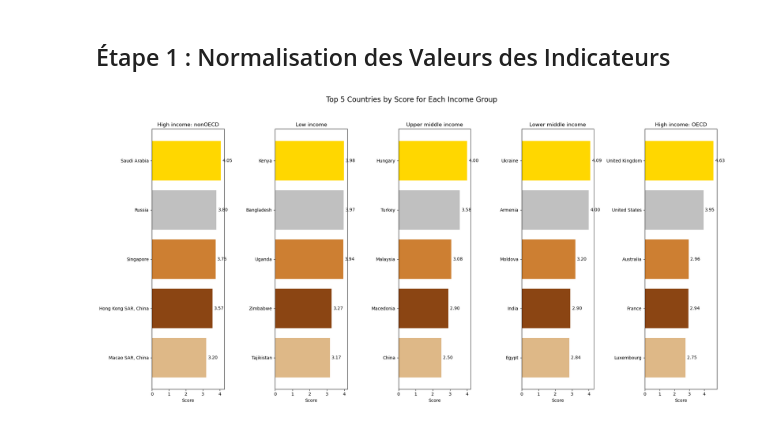
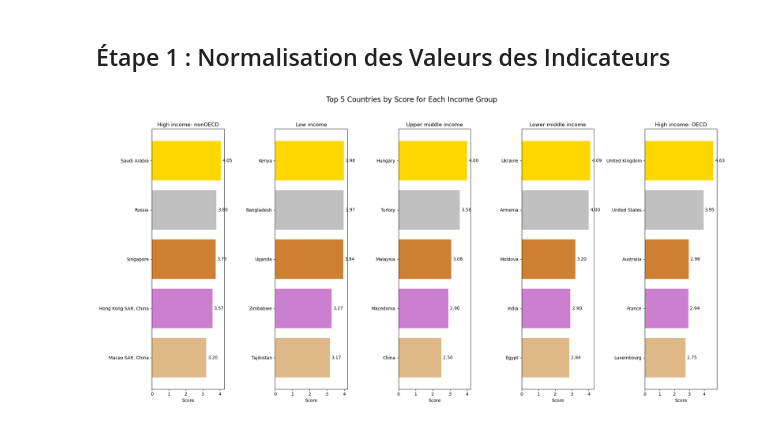
Before and after one commit to Najia-afk/mission2, a Jupyter notebook: Mission2.ipynb, the cells around one changed output. Saved outputs shown, nothing was run; the diff lists cells and outputs as text; code cells hidden in the pictures.

```diff
--- a/Mission2.ipynb
+++ b/Mission2.ipynb
@@ -840,33 +840,33 @@ top_per_income_group = {}
 
 for income_group in income_groups:
     group_data = merged_scores_df[merged_scores_df['Income Group'] == income_group]
     top_per_income_group[income_group] = group_data.nlargest(top_y, 'Score')
 
 # Define colors for the top ranks (reversed order)
-colors = ['#DEB887', '#8B4513', '#CD7F32', '#C0C0C0', '#FFD700']
+colors = ['#DEB887', '#CD7FCF', '#CD7F32', '#C0C0C0', '#FFD700']
 
 # Plotting the enhanced dashboard
 fig, axs = plt.subplots(1, len(income_groups), figsize=(20, 10))
 
 fig.suptitle(f'Top {top_y} Countries by Score for Each Income Group', fontsize=16)
 
 # Top Y countries per income group with styled bar charts
 for i, income_group in enumerate(income_groups):
     group_data = top_per_income_group[income_group]
     group_data = group_data.sort_values(by='Score', ascending=True)
     colors_to_use = colors[-len(group_data):] + ['#A9A9A9'] * (len(group_data) - len(colors[-len(group_data):]))
 
     bars = axs[i].barh(group_data['Short Name'], group_data['Score'], color=colors_to_use)
     axs[i].set_title(f'{income_group}')
     axs[i].set_xlabel('Score')
  # Highest scores at the top
 
     # Add score labels at the end of the bars
     for bar, score in zip(bars, group_data['Score']):
         axs[i].text(bar.get_width() + 0.1, bar.get_y() + bar.get_height()/2, f'{score:.2f}', va='center', ha='left')
 
 plt.tight_layout(rect=[0, 0, 1, 0.95])
 plt.show()
 # %% [output]
-[figure, old version]
+[figure, new version]
 # %%
```
Also changed, not shown: parts of 3 cells of this notebook, 15 other files.
